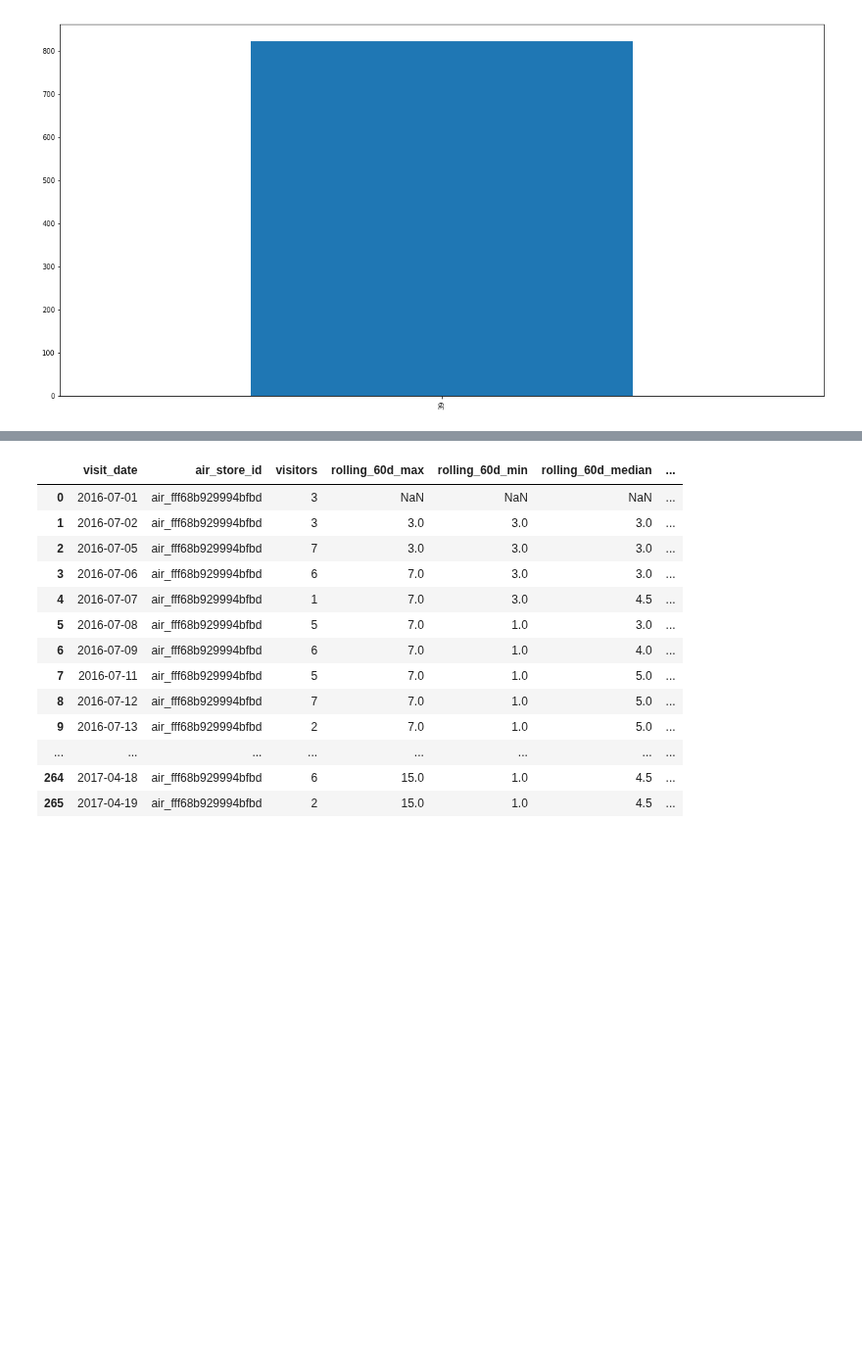
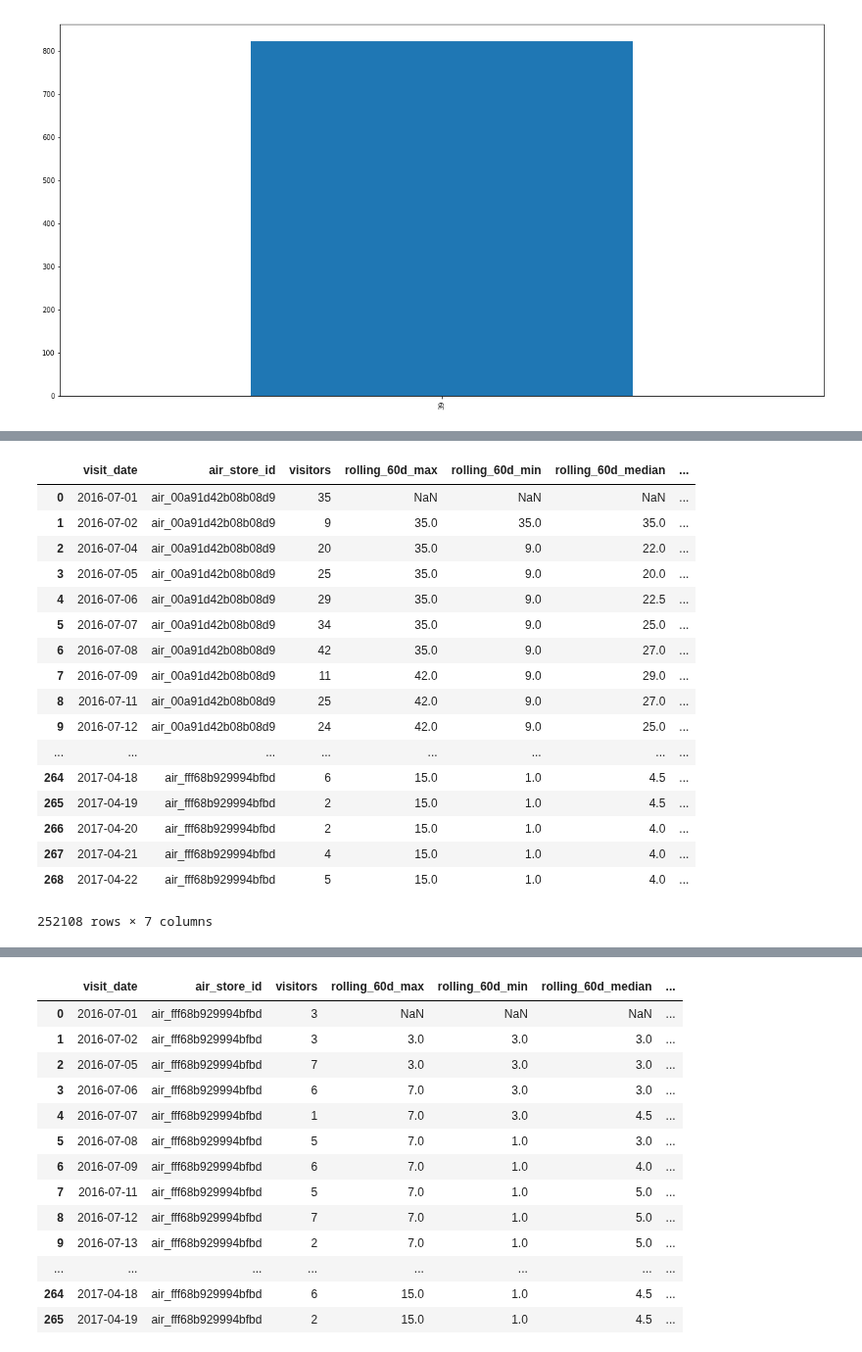
Before and after one commit to xiaochuan-du/ml_utils, a Jupyter notebook: proj/RRVF/feat_lab.ipynb, the cells around one changed output, grey strips where cells are left out. Shown at 98% size. Cells and saved outputs as stored; diff of their text form; code cells hidden in the pictures; blank space fills up the shorter version.

```diff
--- a/proj/RRVF/feat_lab.ipynb
+++ b/proj/RRVF/feat_lab.ipynb
@@ -104,3 +132,4 @@ def func(a_store_df, period='60d'):
         )
         a_store_df = pd.merge(a_store_df, stat, on='visit_date', how='left')
     return a_store_df
+trn.index = trn.index.droplevel()
@@ -119,0 +147,21 @@ a.head()
+# %%
+trn.copy()
+# %% [output]
+|  | visit_date | air_store_id | visitors | rolling_60d_max | rolling_60d_min | rolling_60d_median | ... |
+| 0 | 2016-07-01 | air_00a91d42b08b08d9 | 35 | NaN | NaN | NaN | ... |
+| 1 | 2016-07-02 | air_00a91d42b08b08d9 | 9 | 35.0 | 35.0 | 35.0 | ... |
+| 2 | 2016-07-04 | air_00a91d42b08b08d9 | 20 | 35.0 | 9.0 | 22.0 | ... |
+| 3 | 2016-07-05 | air_00a91d42b08b08d9 | 25 | 35.0 | 9.0 | 20.0 | ... |
+| 4 | 2016-07-06 | air_00a91d42b08b08d9 | 29 | 35.0 | 9.0 | 22.5 | ... |
+| 5 | 2016-07-07 | air_00a91d42b08b08d9 | 34 | 35.0 | 9.0 | 25.0 | ... |
+| 6 | 2016-07-08 | air_00a91d42b08b08d9 | 42 | 35.0 | 9.0 | 27.0 | ... |
+| 7 | 2016-07-09 | air_00a91d42b08b08d9 | 11 | 42.0 | 9.0 | 29.0 | ... |
+| 8 | 2016-07-11 | air_00a91d42b08b08d9 | 25 | 42.0 | 9.0 | 27.0 | ... |
+| 9 | 2016-07-12 | air_00a91d42b08b08d9 | 24 | 42.0 | 9.0 | 25.0 | ... |
+| ... | ... | ... | ... | ... | ... | ... | ... |
+| 264 | 2017-04-18 | air_fff68b929994bfbd | 6 | 15.0 | 1.0 | 4.5 | ... |
+| 265 | 2017-04-19 | air_fff68b929994bfbd | 2 | 15.0 | 1.0 | 4.5 | ... |
+| 266 | 2017-04-20 | air_fff68b929994bfbd | 2 | 15.0 | 1.0 | 4.0 | ... |
+| 267 | 2017-04-21 | air_fff68b929994bfbd | 4 | 15.0 | 1.0 | 4.0 | ... |
+| 268 | 2017-04-22 | air_fff68b929994bfbd | 5 | 15.0 | 1.0 | 4.0 | ... |
+252108 rows × 7 columns
```
Also changed, not shown: parts of 9 cells of this notebook, 2 other files.
